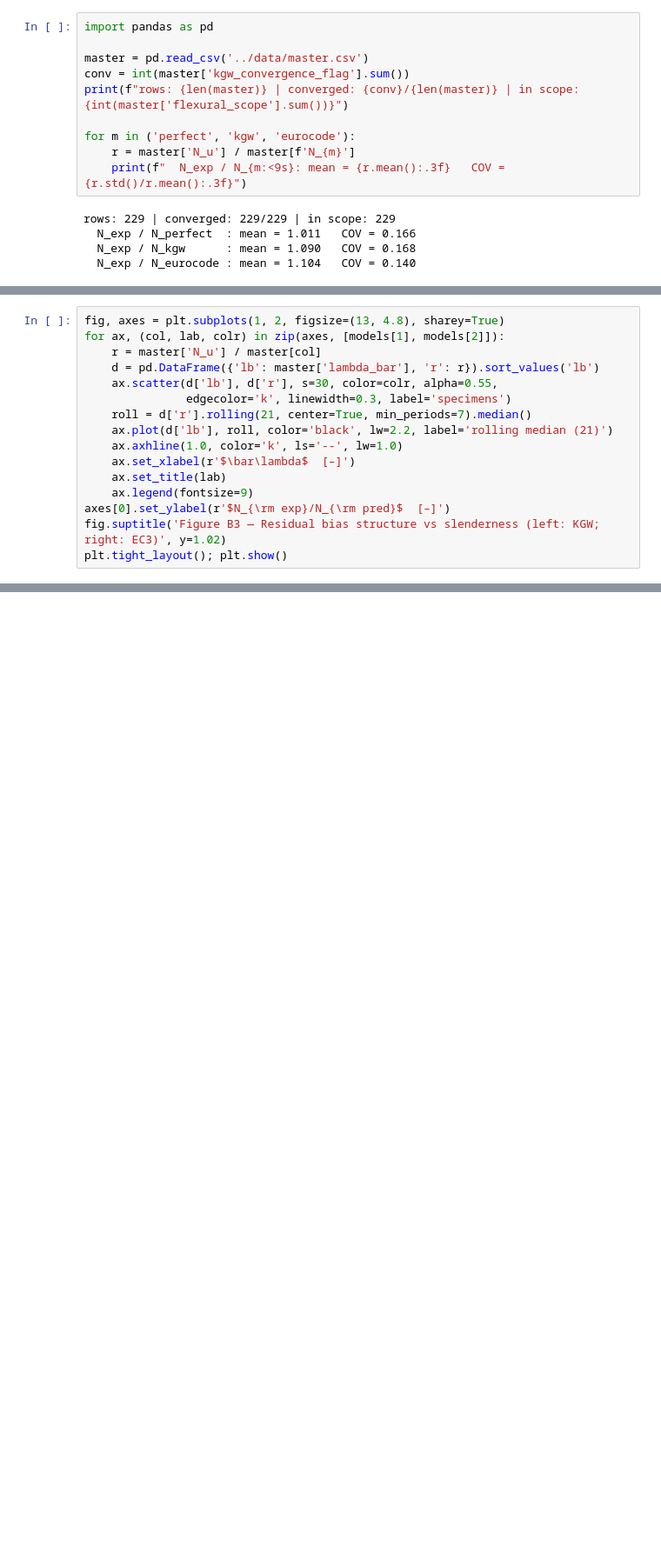
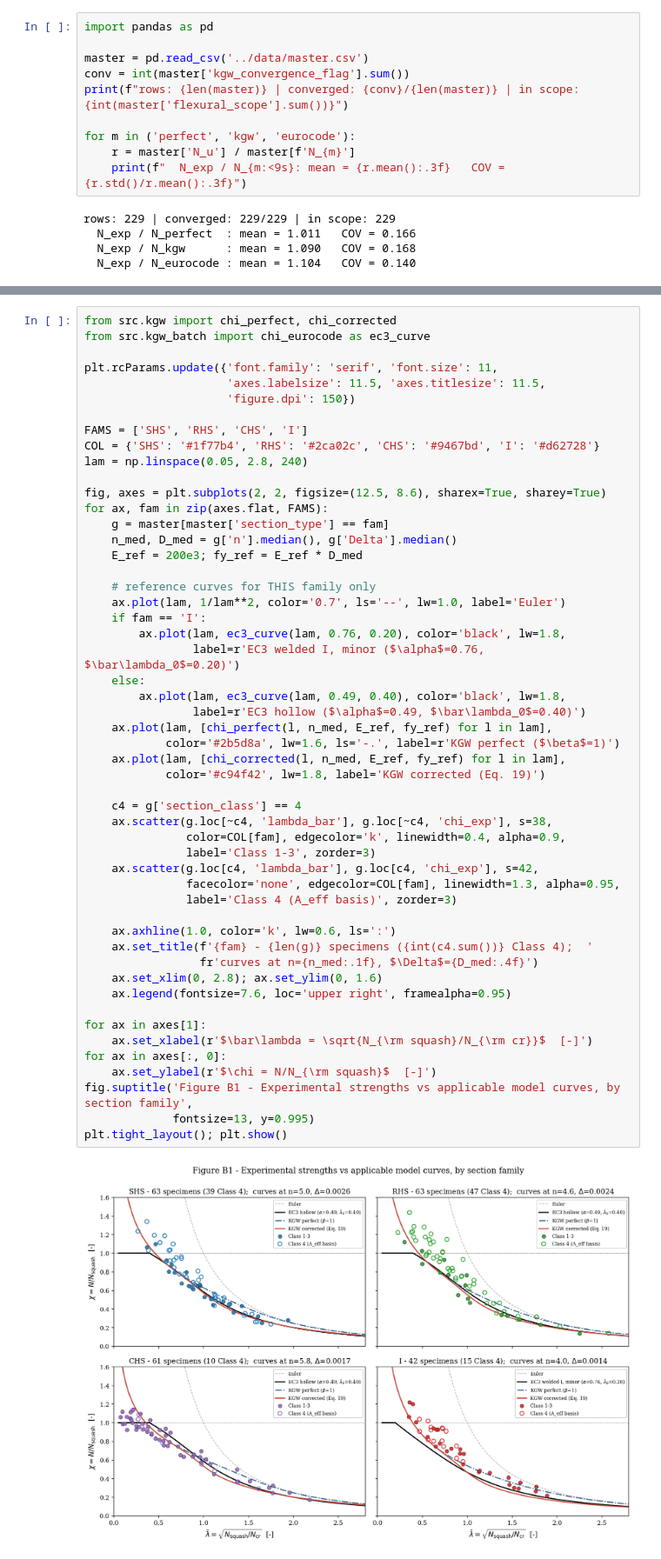
Before and after one commit to ikerdecimavilla/MSc-Dissertation-124, a Jupyter notebook: notebooks/01_stage1.ipynb, the cells around one changed output, grey strips where cells are left out. Shown at 87% size. Drawn from its saved outputs; the diff is of its cells as text; blank space fills up the shorter version.

Commit message:
added section B and C to notebook 01_stage1

```diff
--- a/notebooks/01_stage1.ipynb
+++ b/notebooks/01_stage1.ipynb
@@ -321,16 +228,0 @@ Figure B3 is the decisive plot for Stage 2. If the test-to-prediction ratio show
-# %%
-fig, axes = plt.subplots(1, 2, figsize=(13, 4.8), sharey=True)
-for ax, (col, lab, colr) in zip(axes, [models[1], models[2]]):
-    r = master['N_u'] / master[col]
-    d = pd.DataFrame({'lb': master['lambda_bar'], 'r': r}).sort_values('lb')
-    ax.scatter(d['lb'], d['r'], s=30, color=colr, alpha=0.55,
-               edgecolor='k', linewidth=0.3, label='specimens')
-    roll = d['r'].rolling(21, center=True, min_periods=7).median()
-    ax.plot(d['lb'], roll, color='black', lw=2.2, label='rolling median (21)')
-    ax.axhline(1.0, color='k', ls='--', lw=1.0)
-    ax.set_xlabel(r'$\bar\lambda$  [–]')
-    ax.set_title(lab)
-    ax.legend(fontsize=9)
-axes[0].set_ylabel(r'$N_{\rm exp}/N_{\rm pred}$  [–]')
-fig.suptitle('Figure B3 — Residual bias structure vs slenderness (left: KGW; right: EC3)', y=1.02)
-plt.tight_layout(); plt.show()
@@ -338,0 +233,54 @@ plt.tight_layout(); plt.show()
+# %%
+from src.kgw import chi_perfect, chi_corrected
+from src.kgw_batch import chi_eurocode as ec3_curve
+
+plt.rcParams.update({'font.family': 'serif', 'font.size': 11,
+                     'axes.labelsize': 11.5, 'axes.titlesize': 11.5,
+                     'figure.dpi': 150})
+
+FAMS = ['SHS', 'RHS', 'CHS', 'I']
+COL = {'SHS': '#1f77b4', 'RHS': '#2ca02c', 'CHS': '#9467bd', 'I': '#d62728'}
+lam = np.linspace(0.05, 2.8, 240)
+
+fig, axes = plt.subplots(2, 2, figsize=(12.5, 8.6), sharex=True, sharey=True)
+for ax, fam in zip(axes.flat, FAMS):
+    g = master[master['section_type'] == fam]
+    n_med, D_med = g['n'].median(), g['Delta'].median()
+    E_ref = 200e3; fy_ref = E_ref * D_med
+
+    # reference curves for THIS family only
+    ax.plot(lam, 1/lam**2, color='0.7', ls='--', lw=1.0, label='Euler')
+    if fam == 'I':
+        ax.plot(lam, ec3_curve(lam, 0.76, 0.20), color='black', lw=1.8,
+                label=r'EC3 welded I, minor ($\alpha$=0.76, $\bar\lambda_0$=0.20)')
+    else:
+        ax.plot(lam, ec3_curve(lam, 0.49, 0.40), color='black', lw=1.8,
+                label=r'EC3 hollow ($\alpha$=0.49, $\bar\lambda_0$=0.40)')
+    ax.plot(lam, [chi_perfect(l, n_med, E_ref, fy_ref) for l in lam],
+            color='#2b5d8a', lw=1.6, ls='-.', label=r'KGW perfect ($\beta$=1)')
+    ax.plot(lam, [chi_corrected(l, n_med, E_ref, fy_ref) for l in lam],
+            color='#c94f42', lw=1.8, label='KGW corrected (Eq. 19)')
+
+    c4 = g['section_class'] == 4
+    ax.scatter(g.loc[~c4, 'lambda_bar'], g.loc[~c4, 'chi_exp'], s=38,
+               color=COL[fam], edgecolor='k', linewidth=0.4, alpha=0.9,
+               label='Class 1-3', zorder=3)
+    ax.scatter(g.loc[c4, 'lambda_bar'], g.loc[c4, 'chi_exp'], s=42,
+               facecolor='none', edgecolor=COL[fam], linewidth=1.3, alpha=0.95,
+               label='Class 4 (A_eff basis)', zorder=3)
+
+    ax.axhline(1.0, color='k', lw=0.6, ls=':')
+    ax.set_title(f'{fam} - {len(g)} specimens ({int(c4.sum())} Class 4);  '
+                 fr'curves at n={n_med:.1f}, $\Delta$={D_med:.4f}')
+    ax.set_xlim(0, 2.8); ax.set_ylim(0, 1.6)
+    ax.legend(fontsize=7.6, loc='upper right', framealpha=0.95)
+
+for ax in axes[1]:
+    ax.set_xlabel(r'$\bar\lambda = \sqrt{N_{\rm squash}/N_{\rm cr}}$  [-]')
+for ax in axes[:, 0]:
+    ax.set_ylabel(r'$\chi = N/N_{\rm squash}$  [-]')
+fig.suptitle('Figure B1 - Experimental strengths vs applicable model curves, by section family',
+             fontsize=13, y=0.995)
+plt.tight_layout(); plt.show()
+# %% [output]
+[figure, added]
```
Also changed, not shown: parts of 19 cells of this notebook.
